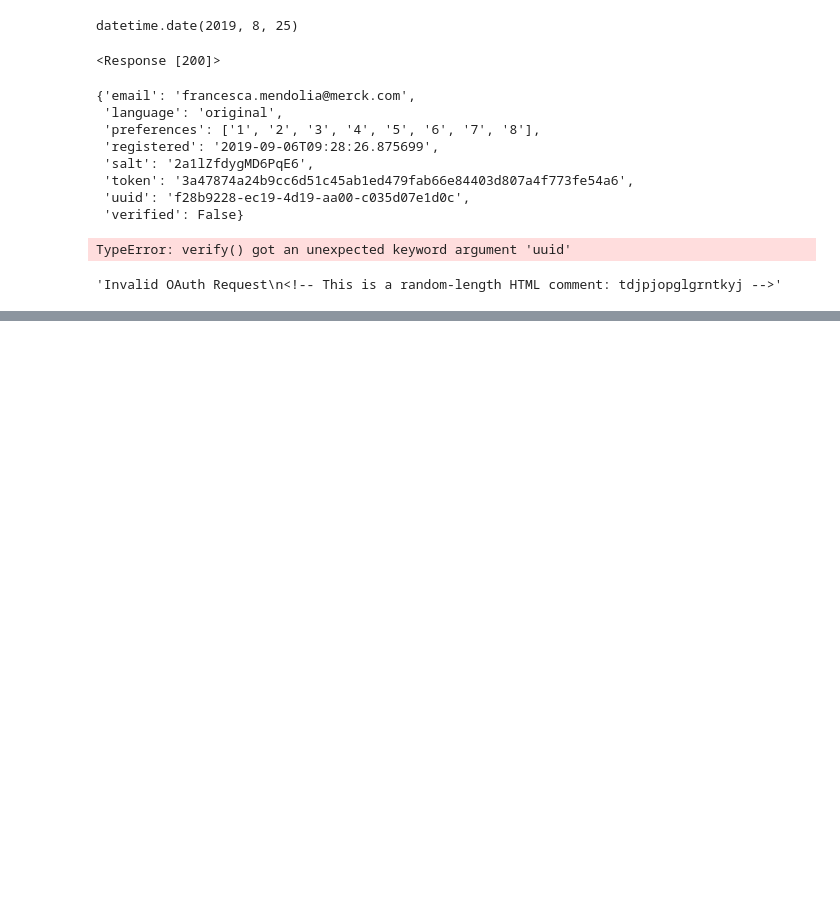
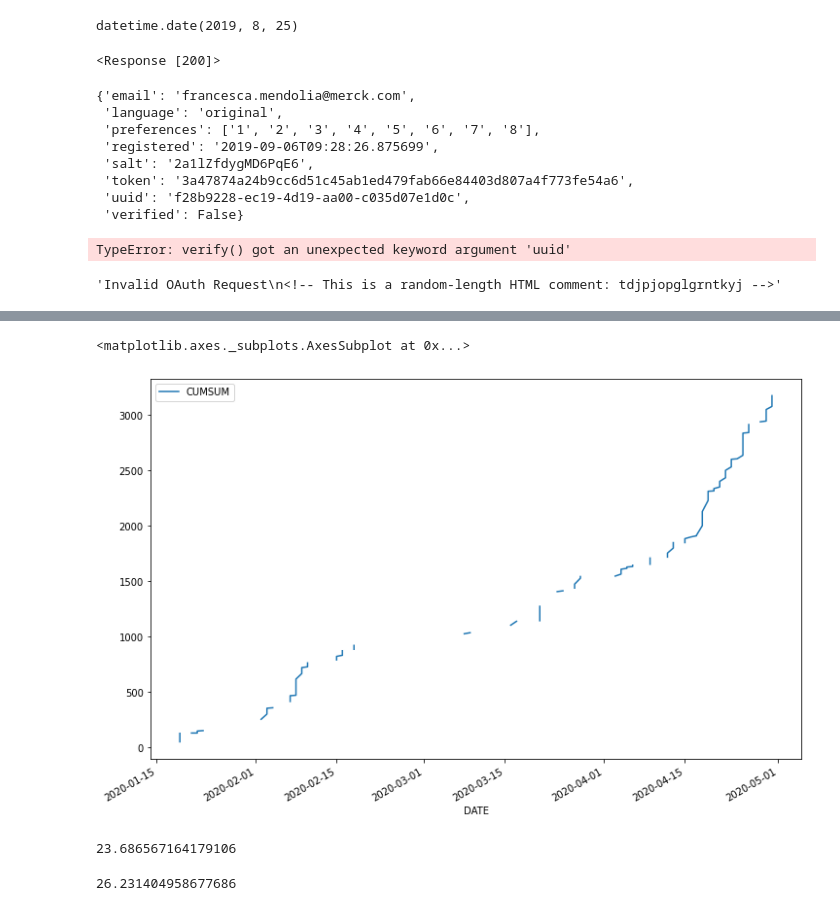
Before and after one commit to vkotek/web.kotek.co, a Jupyter notebook: Testing.ipynb, the cells around one changed output, grey strips where cells are left out. Cells and saved outputs as stored; diff of their text form; code cells hidden in the pictures; blank space fills up the shorter version.

```diff
--- a/Testing.ipynb
+++ b/Testing.ipynb
@@ -147,0 +206,9 @@ preferences
+# %%
+dfx.plot(x='DATE', y='CUMSUM', kind='line', figsize=(12,8))
+# %% [output]
+<matplotlib.axes._subplots.AxesSubplot at 0x...>
+[figure, added]
+# %%
+dfx.PIECES.mean()
+# %% [output]
+23.686567164179106
@@ -147,0 +219,4 @@ preferences
+# %%
+daily.mean()
+# %% [output]
+26.231404958677686
```
Also changed, not shown: parts of 32 cells of this notebook, 12 other files.
